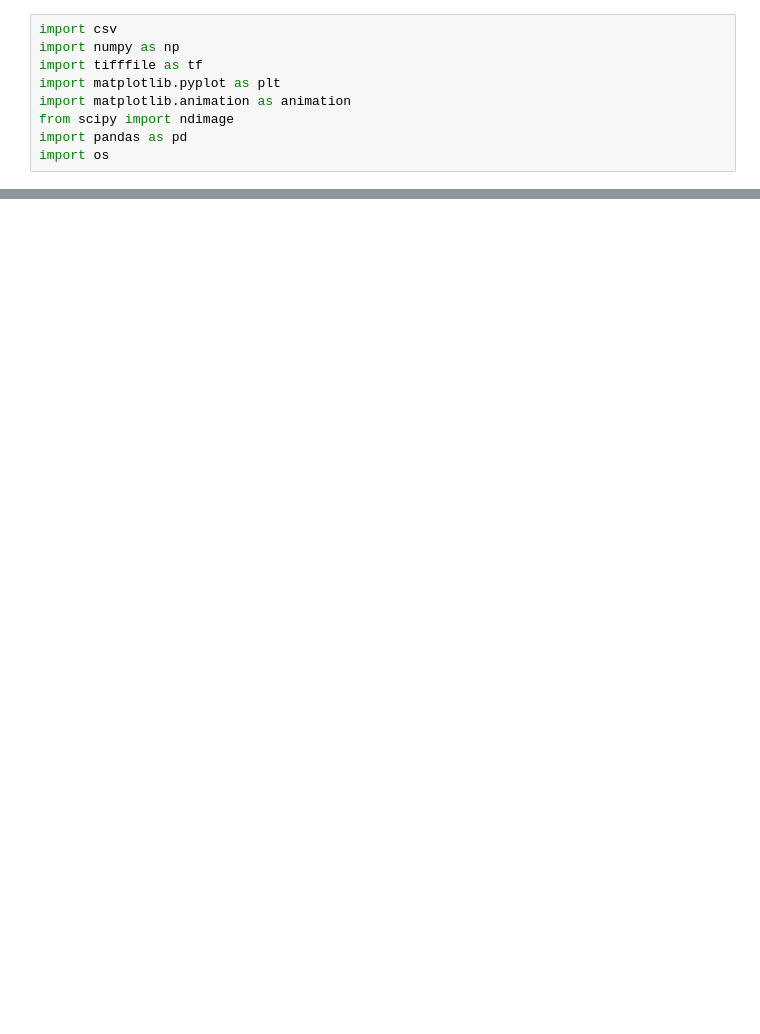
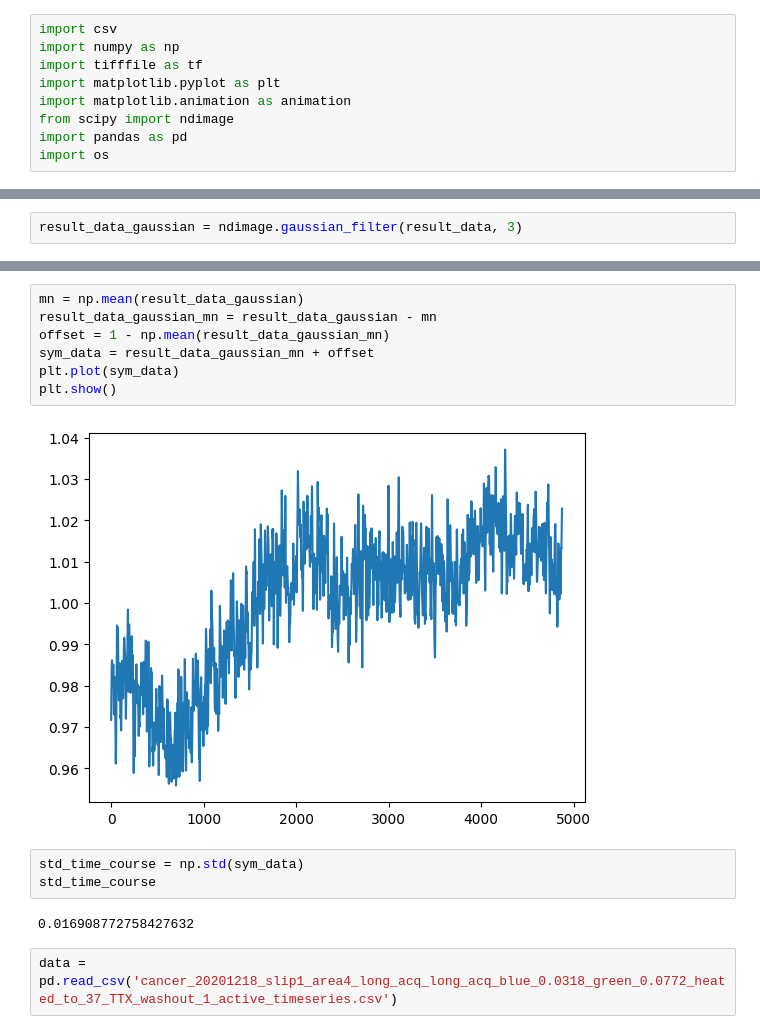
Before and after one commit to kamzey/optical-oscilloscope, a Jupyter notebook: trial-code/filtering-algorithm.ipynb, the cells around one changed output, grey strips where cells are left out. Drawn from its saved outputs; the diff is of its cells as text; blank space fills up the shorter version.

```diff
--- a/trial-code/filtering-algorithm.ipynb
+++ b/trial-code/filtering-algorithm.ipynb
@@ -55,0 +81,2 @@ for batch_idx in range(num_batches):
+# %%
+result_data_gaussian = ndimage.gaussian_filter(result_data, 3)
@@ -55,0 +88,16 @@ for batch_idx in range(num_batches):
+# %%
+mn = np.mean(result_data_gaussian)
+result_data_gaussian_mn = result_data_gaussian - mn
+offset = 1 - np.mean(result_data_gaussian_mn)
+sym_data = result_data_gaussian_mn + offset
+plt.plot(sym_data)
+plt.show()
+# %% [output]
+[figure, added]
+# %%
+std_time_course = np.std(sym_data)
+std_time_course
+# %% [output]
+0.016908772758427632
+# %%
+data = pd.read_csv('cancer_20201218_slip1_area4_long_acq_long_acq_blue_0.0318_green_0.0772_heated_to_37_TTX_washout_1_active_timeseries.csv')
```
Also changed, not shown: parts of 13 cells of this notebook, 4 other files.
